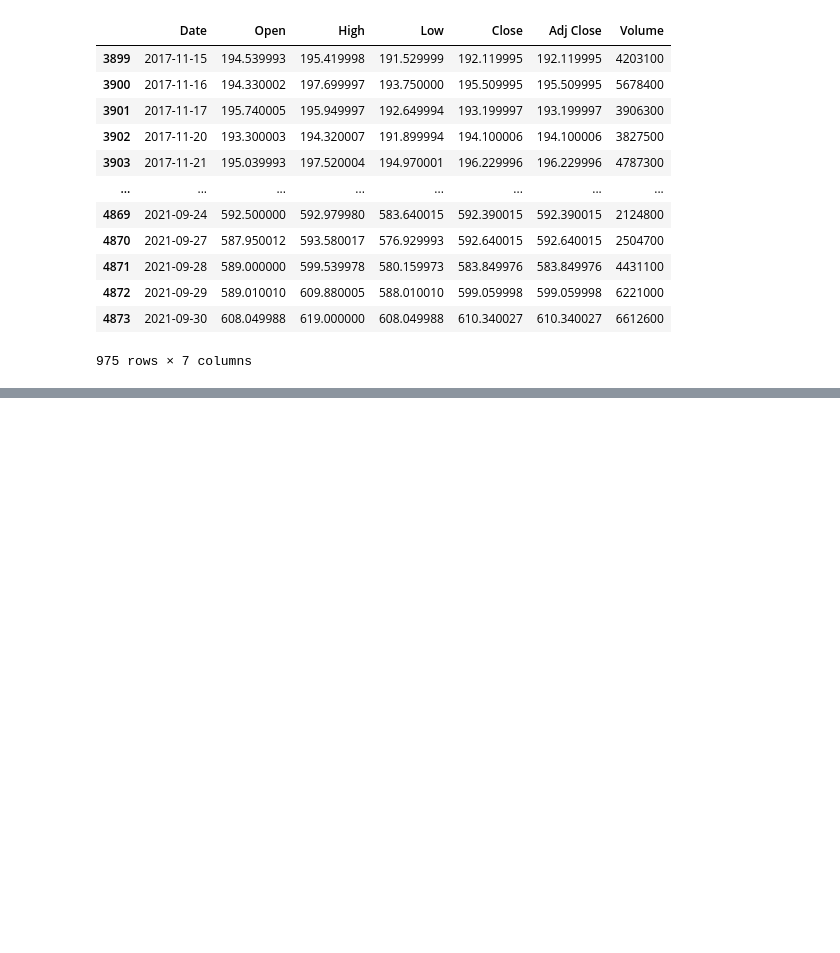
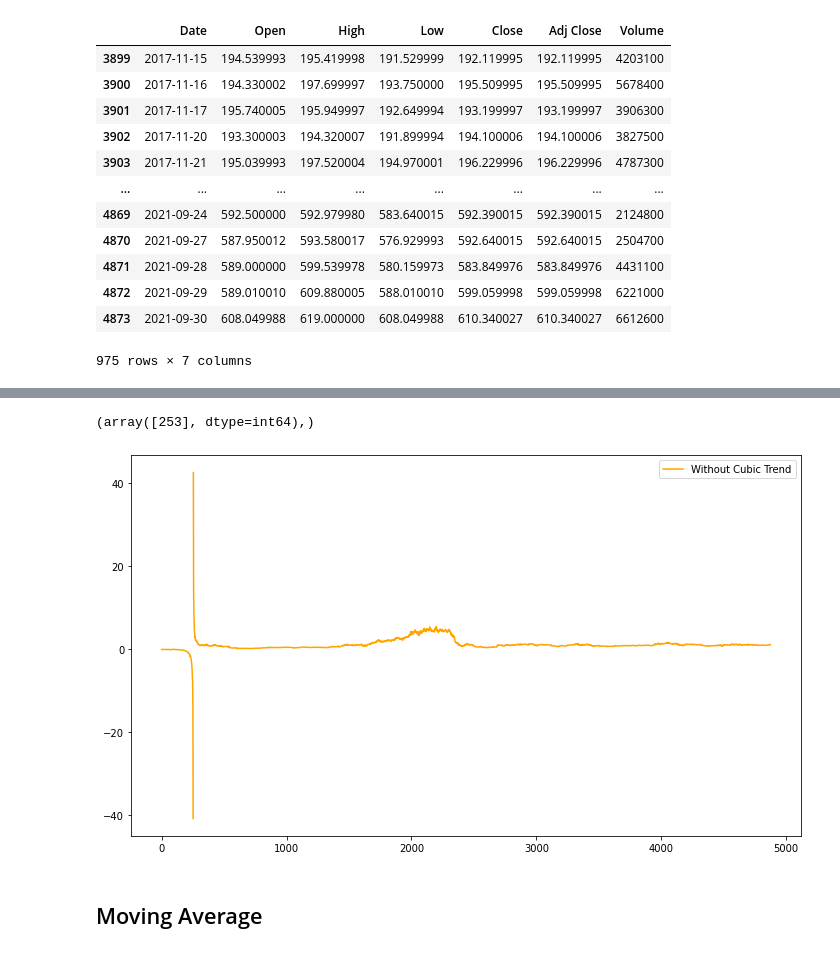
Before and after one commit to tfernandes14/ASTP-Project, a Jupyter notebook: Projeto.ipynb, the cells around one changed output, grey strips where cells are left out. Drawn from its saved outputs; the diff is of its cells as text; code cells hidden in the pictures; blank space fills up the shorter version.

```diff
--- a/Projeto.ipynb
+++ b/Projeto.ipynb
@@ -61,0 +106,25 @@ display(test)
+# %%
+# data_no_lin_trend = data["Close"].values/linTS.values
+data_no_quad_trend = data["Close"].values/quadTS.values
+data_no_cub_trend = data["Close"].values/cubTS.values
+
+indexes = np.where((data_no_cub_trend > (3 * np.std(data_no_cub_trend))) | (data_no_cub_trend < (-3 * np.std(data_no_cub_trend))))
+print(indexes)
+data_no_cub_trend[indexes] = np.nan
+# data_no_cub_trend = data_no_cub_trend[]
+ #print(len(data_no_cub_trend))
+
+# print(f"Average: {np.mean(data_no_cub_trend)}, STD: {np.std(data_no_cub_trend)}")
+
+plt.figure(figsize=(12, 7))
+# plt.plot(data.index, data["Close"], color='blue', label="Data")
+# plt.plot(data.index, data_no_lin_trend, color='red', label="Without Linear Trend")
+# plt.plot(data.index, data_no_quad_trend, color='green', label="Without Quadratic Trend")
+plt.plot(data.index, data_no_cub_trend, color='orange', label="Without Cubic Trend")
+plt.legend()
+plt.show()
+# %% [output]
+(array([253], dtype=int64),)
+[figure, added]
+# %% [markdown]
+## Moving Average
```
Also changed, not shown: parts of 7 cells of this notebook.
